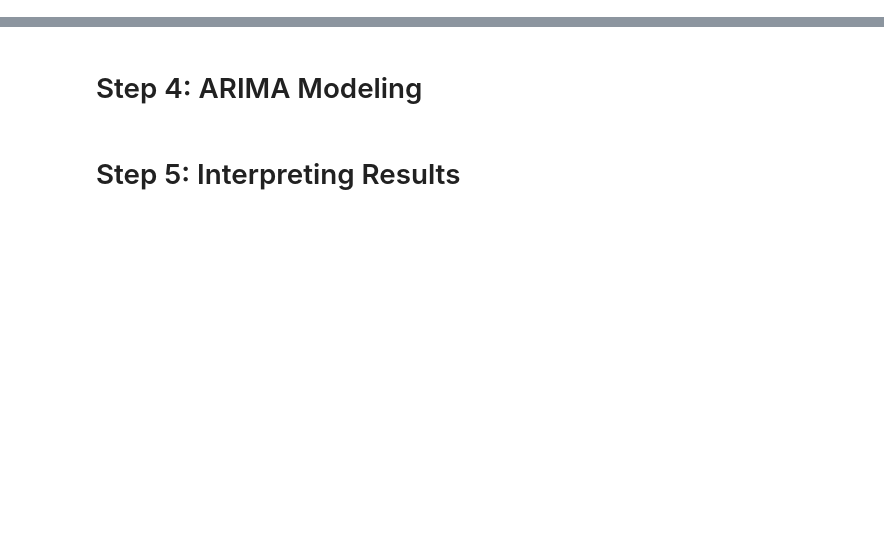
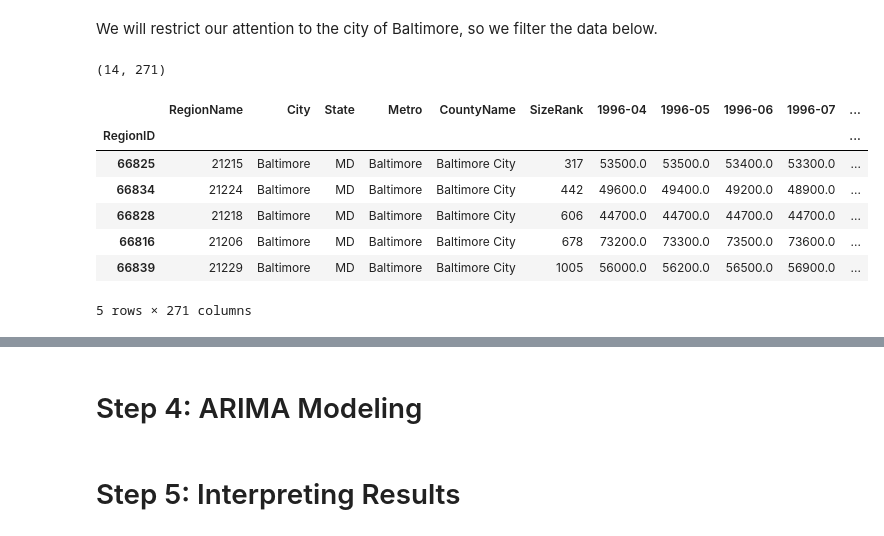
Before and after one commit to sethchart/Baltimore-Real-Estate-Investment, a Jupyter notebook: code/starter_notebook.ipynb, the cells around one changed output, grey strips where cells are left out. Cells and saved outputs as stored; diff of their text form; code cells hidden in the pictures; blank space fills up the shorter version.

```diff
--- a/code/starter_notebook.ipynb
+++ b/code/starter_notebook.ipynb
@@ -196,0 +133,16 @@ plot_pacf(grouped, ax=ax, lags=9);
+# %% [markdown]
+We will restrict our attention to the city of Baltimore, so we filter the data below.
+# %%
+df = df.query("City == 'Baltimore' and State == 'MD'")
+print(df.shape)
+df.head()
+# %% [output]
+(14, 271)
+|  | RegionName | City | State | Metro | CountyName | SizeRank | 1996-04 | 1996-05 | 1996-06 | 1996-07 | ... |
+| RegionID |  |  |  |  |  |  |  |  |  |  | ... |
+| 66825 | 21215 | Baltimore | MD | Baltimore | Baltimore City | 317 | 53500.0 | 53500.0 | 53400.0 | 53300.0 | ... |
+| 66834 | 21224 | Baltimore | MD | Baltimore | Baltimore City | 442 | 49600.0 | 49400.0 | 49200.0 | 48900.0 | ... |
+| 66828 | 21218 | Baltimore | MD | Baltimore | Baltimore City | 606 | 44700.0 | 44700.0 | 44700.0 | 44700.0 | ... |
+| 66816 | 21206 | Baltimore | MD | Baltimore | Baltimore City | 678 | 73200.0 | 73300.0 | 73500.0 | 73600.0 | ... |
+| 66839 | 21229 | Baltimore | MD | Baltimore | Baltimore City | 1005 | 56000.0 | 56200.0 | 56500.0 | 56900.0 | ... |
+5 rows × 271 columns
```
Also changed, not shown: parts of 36 cells of this notebook.
